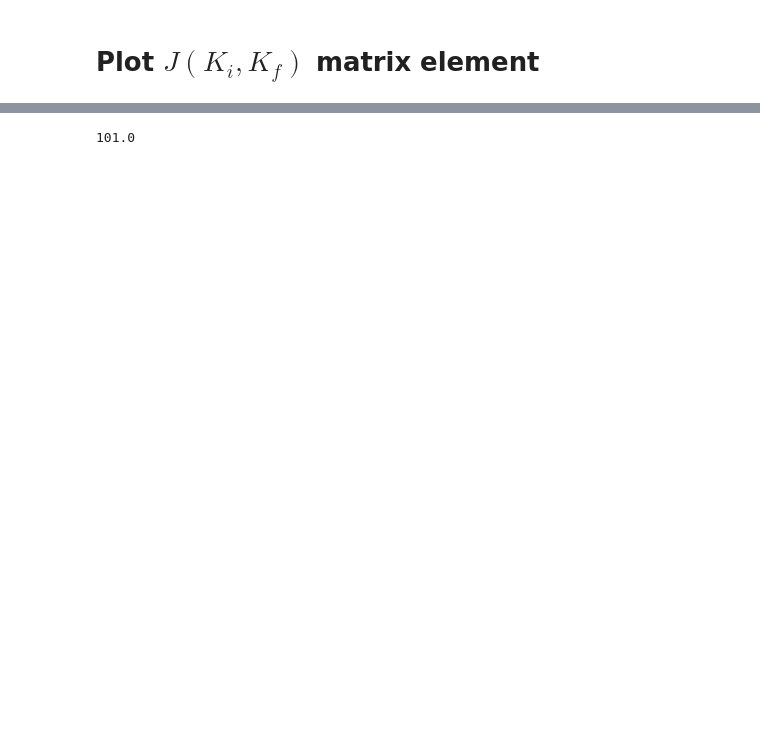
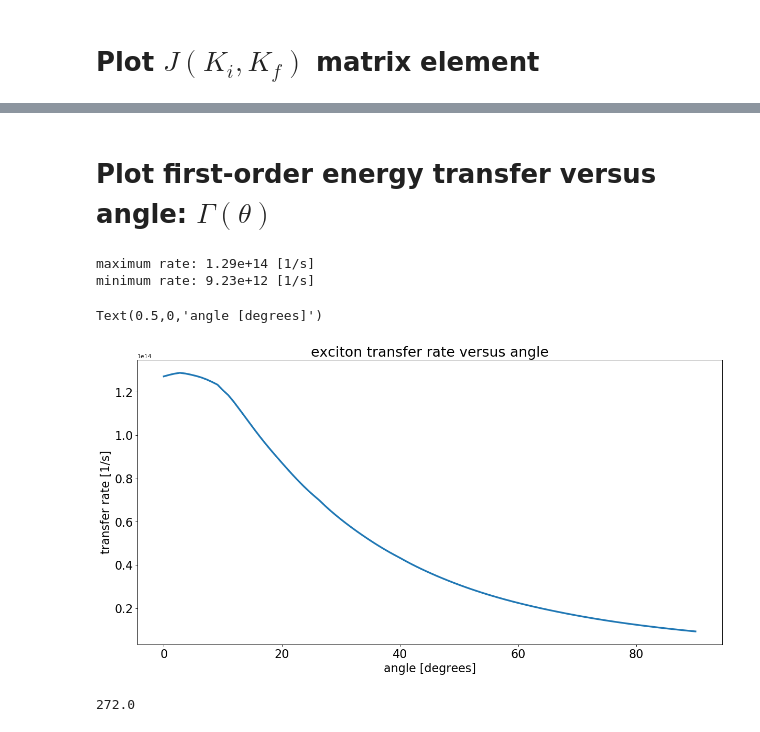
Before and after one commit to amirhosseindavoody/carbon_nanotube_exciton_energy, a Jupyter notebook: cpp/visualize_all.ipynb, the cells around one changed output, grey strips where cells are left out. Cells and saved outputs as stored; diff of their text form; code cells hidden in the pictures; blank space fills up the shorter version.

Commit message:
finished calculating first order transfer rate versus angle

```diff
--- a/cpp/visualize_all.ipynb
+++ b/cpp/visualize_all.ipynb
@@ -510,4 +506,53 @@ FileNotFoundError: [Errno 2] No such file or directory: '/Users/amirhossein/rese
-# %%
-np.sqrt(10201)
-# %% [output]
-101.0
+# %% [markdown]
+# Plot first-order energy transfer versus angle: $\Gamma(\theta)$
+# %%
+directory = "/Users/amirhossein/research/exciton_transfer"
+
+######################################
+# load initial theta vector
+######################################
+filename = os.path.join(directory,"first_order_transfer_rate_vs_angle.theta.dat")
+f = open(filename,mode='r')
+line = f.readline()
+line = f.readline() # second line contains the shape of the cube
+dims = list(map(int, line.split()))
+
+data = np.loadtxt(f)
+data = np.reshape(data,tuple(dims))
+theta = data
+
+######################################
+# load transfer rates
+######################################
+filename = os.path.join(directory,"first_order_transfer_rate_vs_angle.dat")
+f = open(filename,mode='r')
+line = f.readline()
+line = f.readline() # second line contains the shape of the cube
+dims = list(map(int, line.split()))
+
+data = np.loadtxt(f)
+data = np.reshape(data,tuple(dims))
+transfer_rate = data
+
+print("maximum rate: {:3.2e} [1/s]".format(np.amax(transfer_rate)))
+print("minimum rate: {:3.2e} [1/s]".format(np.amin(transfer_rate)))
+
+fig=plt.figure(figsize=(18, 9), dpi= 80, facecolor='w', edgecolor='k')
+plt.plot(theta*180/np.pi, transfer_rate, linewidth=3)
+
+# ax = fig.axes[0]
+# ax.set_yscale("log", nonposy='clip')
+
+plt.tick_params(axis='both', which='major', labelsize=20)
+plt.title('exciton transfer rate versus angle', size=24)
+plt.ylabel('transfer rate [1/s]', size=20)
+plt.xlabel('angle [degrees]', size=20)
+# %% [output]
+maximum rate: 1.29e+14 [1/s]
+minimum rate: 9.23e+12 [1/s]
+Text(0.5,0,'angle [degrees]')
+[figure, added]
+# %%
+(5*5.44e+11)/1.e10
+# %% [output]
+272.0
```
Also changed, not shown: parts of 2 cells of this notebook, 5 other files.
